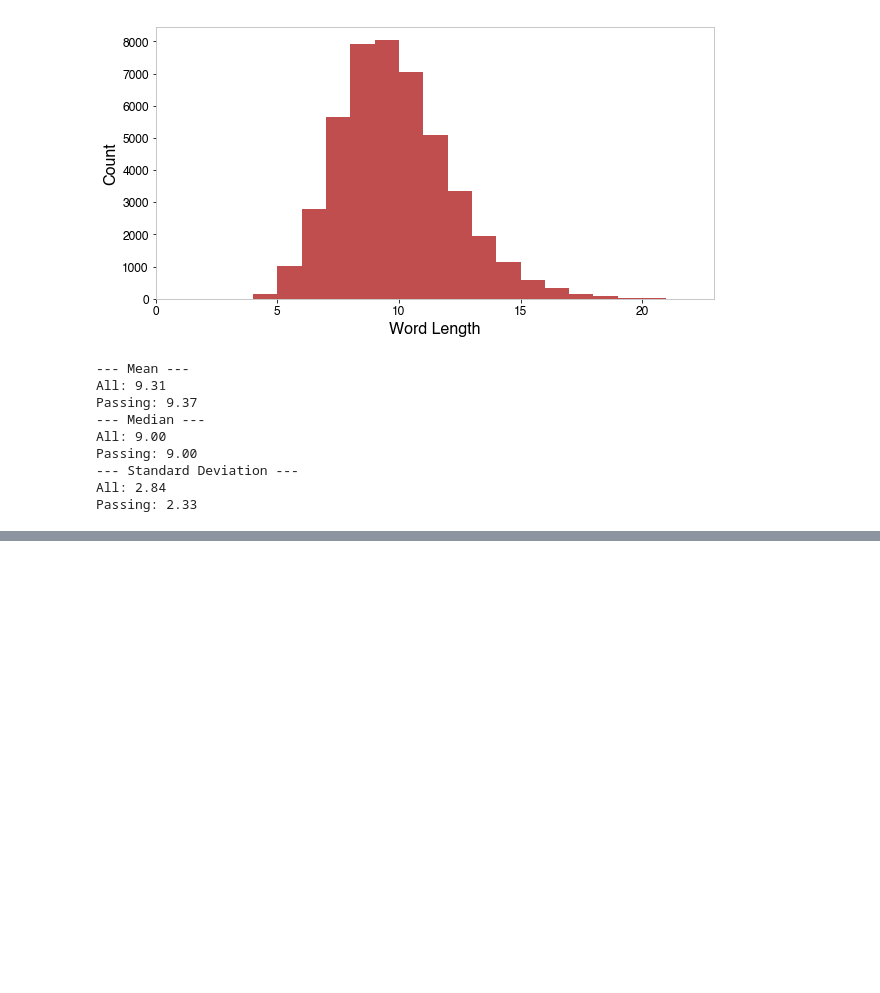
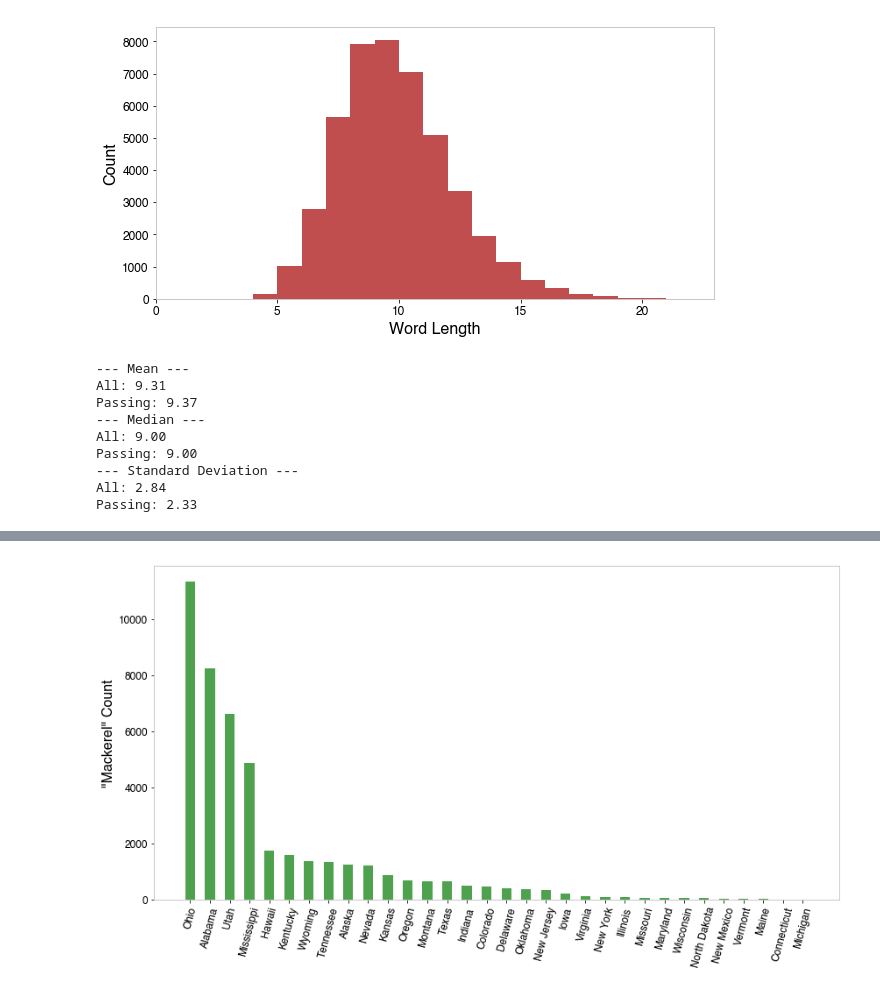
Before and after one commit to tjburch/puzzles, a Jupyter notebook: riddler538_2020_May22/python/puzzle-solution.ipynb, the cells around one changed output, grey strips where cells are left out. Saved outputs shown, nothing was run; the diff lists cells and outputs as text; code cells hidden in the pictures; blank space fills up the shorter version.

```diff
--- a/riddler538_2020_May22/python/puzzle-solution.ipynb
+++ b/riddler538_2020_May22/python/puzzle-solution.ipynb
@@ -153,10 +156,13 @@ There are **2** words of length **23** who don't share letters with _exactly_ on
 
 Since the computation time is working well, how many words of each length meet the solution criteria?
 # %%
+%%time
 len_match_criteria = []
 successful_words = []
+state_list = []
 for word in length_sorted_words:
     state = check_word_against_states(word)
     if state is not None:
         len_match_criteria.append(len(word))
         successful_words.append(word)
+        state_list.append(state)
@@ -194,0 +208,16 @@ Passing: 2.33
+# %%
+import pandas as pd
+state_list_cap = [s.title() for s in state_list]
+df = pd.DataFrame({'states': state_list_cap})
+df['num'] = 1 # placeholder for summing
+df = df.groupby('states').sum().sort_values('num', ascending=False)
+
+plt.figure(figsize=(14,7))
+plt.bar(df.index, df.num, width=0.5, color='forestgreen', alpha=0.8)
+#plt.hist(state_list, bins=np.arange(min(len_match_criteria), max(len_match_criteria)), color="forestgreen", alpha=0.8)
+plt.ylabel("\"Mackerel\" Count",fontsize=16)
+plt.xticks(rotation=75, fontsize=12)
+plt.tick_params(labelsize=12)
+plt.savefig("../plots/states_distribution",bbox_params="tight")
+# %% [output]
+[figure, added]
```
Also changed, not shown: parts of 5 cells of this notebook.
